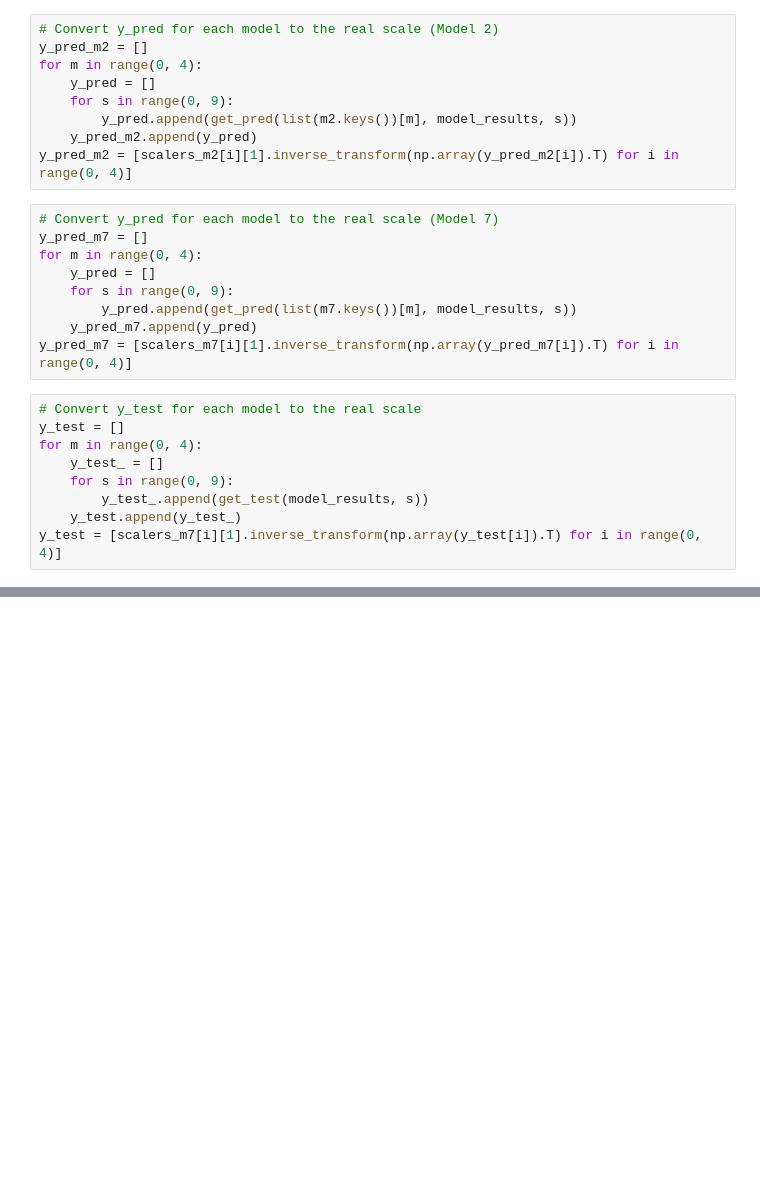
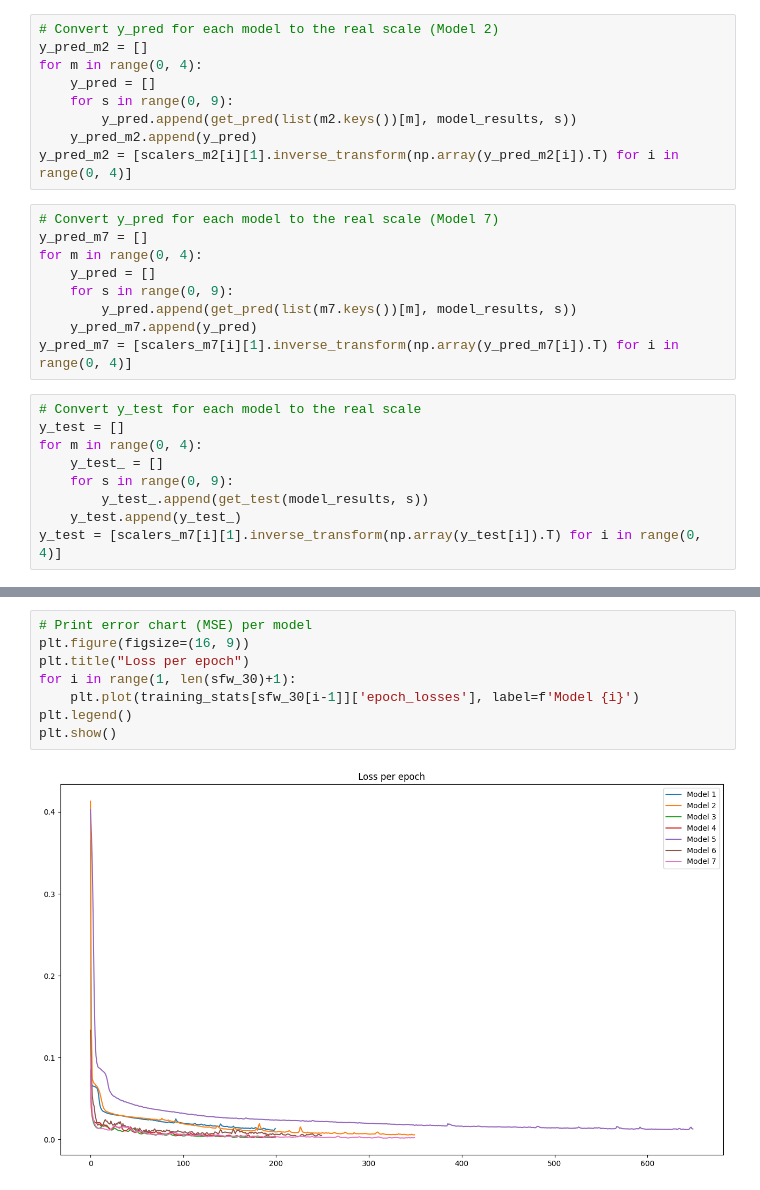
Before and after one commit to arnausanz/arnausanz.github.io, a Jupyter notebook: Results Analysis.ipynb, the cells around one changed output, grey strips where cells are left out. Drawn from its saved outputs; the diff is of its cells as text; blank space fills up the shorter version.

```diff
--- a/Results Analysis.ipynb
+++ b/Results Analysis.ipynb
@@ -210,0 +350,10 @@ y_test[0]
+# %%
+# Print error chart (MSE) per model
+plt.figure(figsize=(16, 9))
+plt.title("Loss per epoch")
+for i in range(1, len(sfw_30)+1):
+    plt.plot(training_stats[sfw_30[i-1]]['epoch_losses'], label=f'Model {i}')
+plt.legend()
+plt.show()
+# %% [output]
+[figure, added]
```
Also changed, not shown: parts of 14 cells of this notebook.
